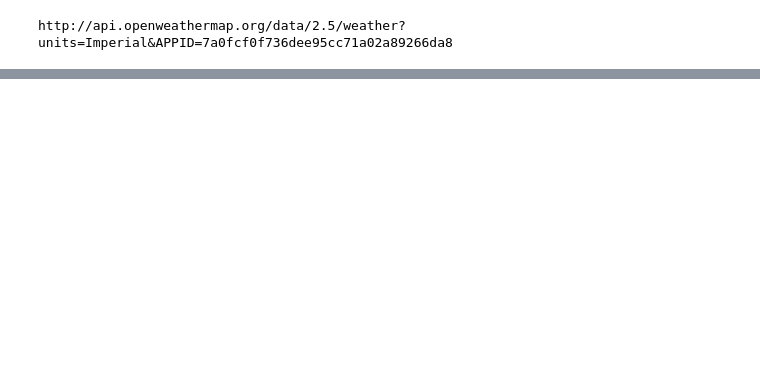
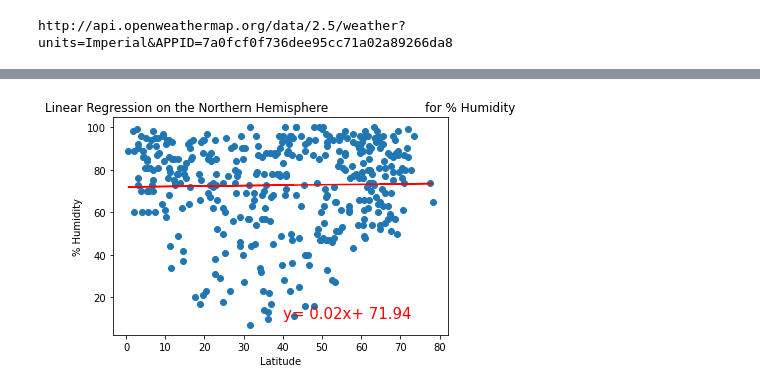
Before and after one commit to shirll98/World_Weather_Analysis, a Jupyter notebook: WeatherPy.ipynb, the cells around one changed output, grey strips where cells are left out. Saved outputs shown, nothing was run; the diff lists cells and outputs as text; code cells hidden in the pictures; blank space fills up the shorter version.

```diff
--- a/WeatherPy.ipynb
+++ b/WeatherPy.ipynb
@@ -318,0 +382,12 @@ plt.show()
+# %%
+#find the correlation bt lat and %humidity
+#create a linear equation and scatter plot of the lat and %humidity
+# Linear regression on the Northern Hemisphere
+x_values = northern_hemi_df["Lat"]
+y_values = northern_hemi_df["Humidity"]
+# Call the function.
+plot_linear_regression(x_values, y_values,
+                       'Linear Regression on the Northern Hemisphere \
+                        for % Humidity', '% Humidity',(40,10))
+# %% [output]
+[figure, added]
```
Also changed, not shown: parts of 25 cells of this notebook, 4 other files.
